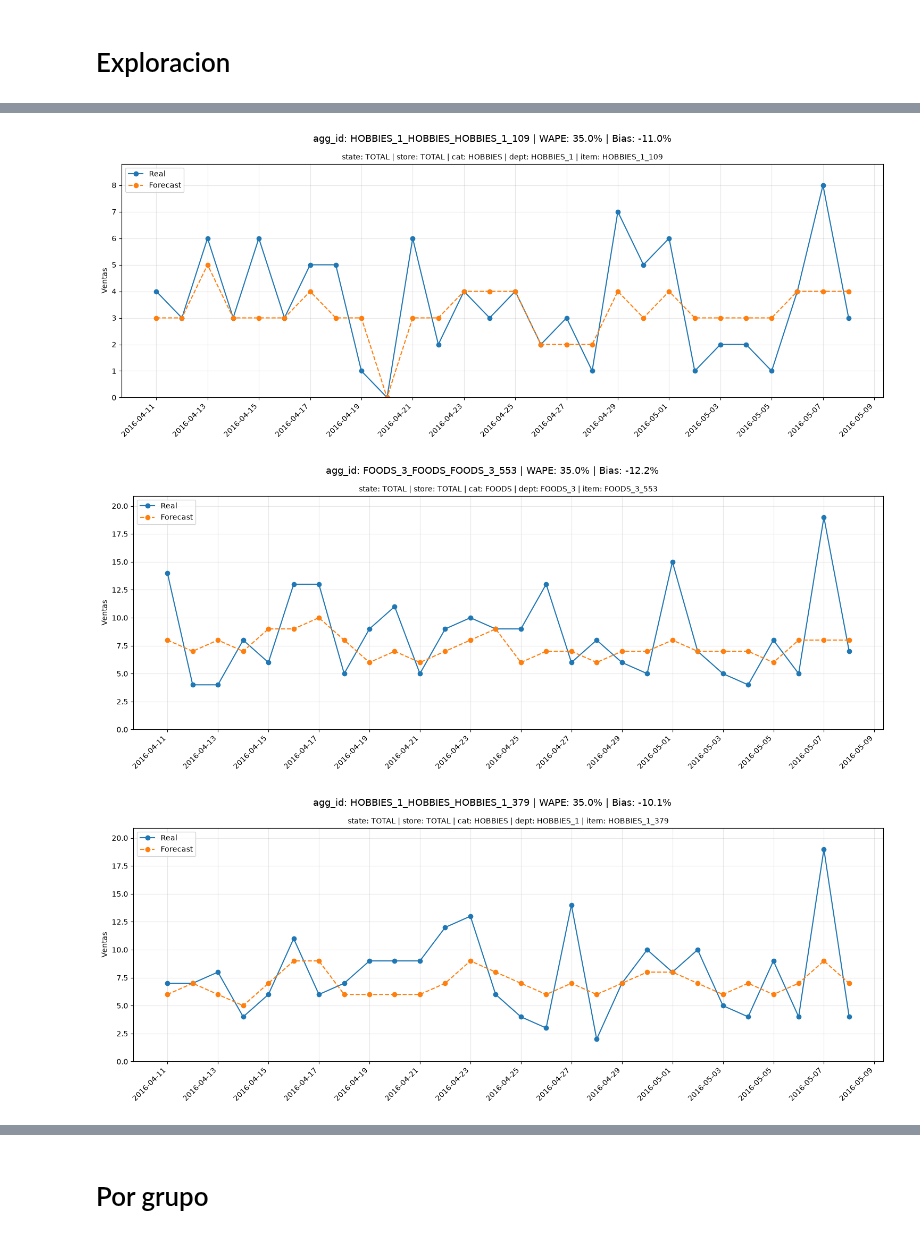
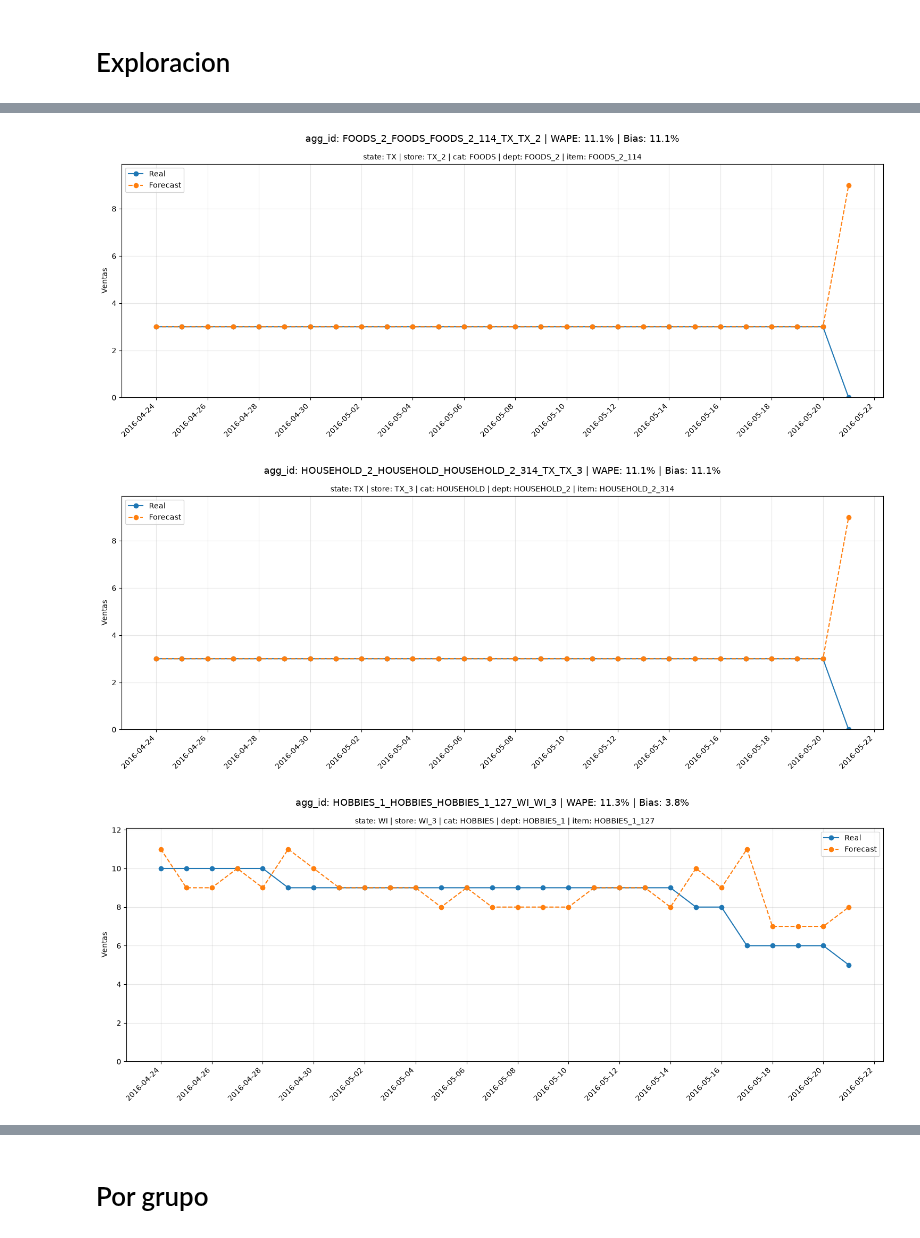
Before and after one commit to njimenez94/forecast-tfm, a Jupyter notebook: notebooks/model.ipynb, the cells around one changed output, grey strips where cells are left out. Cells and saved outputs as stored; diff of their text form; code cells hidden in the pictures.

```diff
--- a/notebooks/model.ipynb
+++ b/notebooks/model.ipynb
@@ -106,13 +104,18 @@ Modelo  : mlf_level_10_daily_w2y_item
 # %%
+import re as _re
+
 # ── Carga y split temporal ─────────────────────────────────────────────────
-_raw       = read_parquet_pl(file).rename({"agg_id": "unique_id", "date": "ds", "sales": "y"})
+_raw = read_parquet_pl(file).rename({"agg_id": "unique_id", "date": "ds", "sales": "y"})
 
-horizon    = 28          # el horizonte que quieres estudiar
-h_max      = max(config.HORIZON[GRAIN])   # 42 — con el que se entrenó
+# Para cumN: predecir h=N rolling (un acumulado por cada día del período de validación)
+# Para sales: h=max_horizonte, igual que antes
+_cum_n      = int(_re.search(r"\d+", HORIZON_TYPE).group()) if HORIZON_TYPE.startswith("cum") else None
+horizon_val = _cum_n if _cum_n is not None else max(config.HORIZON[GRAIN])
+h_predict   = horizon_val  # antes era 1 para cumN; ahora generamos N puntos rolling
 
-delta_days = h_max * 7 if GRAIN == "weekly" else h_max   # ← usar h_max, no horizon
+delta_days = horizon_val * 7 if GRAIN == "weekly" else horizon_val
 cutoff     = _raw["ds"].max() - timedelta(days=delta_days)
-valid_pl   = _raw.filter(pl.col("ds") > cutoff)          # ahora son 42 días
+valid_pl   = _raw.filter(pl.col("ds") > cutoff)
 
 # ── Exog futuras (igual que en entrenamiento) ──────────────────────────────
 exog_cols   = [config.PRICE_LAG_COL[GRAIN]] + config.EXOG_COLS
@@ -122,12 +125,10 @@ future_exog = valid_pl.select(["unique_id", "ds"] + avail_exog).to_pandas()
 # ── Predicción ─────────────────────────────────────────────────────────────
 fcst = MLForecast.load(str(model_dir))
 
-# make_future_dataframe gives the exact (unique_id, ds) skeleton the model expects;
-# left-join exog features onto it so no combination is missing
-future_skeleton = fcst.make_future_dataframe(h=horizon)
+future_skeleton  = fcst.make_future_dataframe(h=h_predict)
 future_exog_full = future_skeleton.merge(future_exog, on=["unique_id", "ds"], how="left")
 
-preds_df = fcst.predict(h=horizon, X_df=future_exog_full)
+preds_df = fcst.predict(h=h_predict, X_df=future_exog_full)
 
 # ── df con predicciones ───────────────────────────────────────────────────
 dim_cols = [c for c in valid_pl.columns if c.endswith("_id") and c != "unique_id"]
@@ -151,20 +152,10 @@ df["error"]     = df["sales"] - df["forecast"]
 df["abs_error"] = df["error"].abs()
 
 ordered_cols = [
-    "agg_id",
-    "state_id",
-    "store_id",
-    "cat_id",
-    "dept_id",
-    "item_id",
-    "date",
-    "sales",
-    "forecast",
-    "error",
-    "abs_error",
+    "agg_id", "state_id", "store_id", "cat_id", "dept_id", "item_id",
+    "date", "sales", "forecast", "error", "abs_error",
 ]
-
-df = df[ordered_cols]
+df = df[[c for c in ordered_cols if c in df.columns]]
 
 df.head()
 # %% [output]
@@ -393,7 +384,7 @@ df_summary.head()
 df_summary['bias_abs'] = df_summary['bias'].abs()
 
 df_summary = df_summary.sort_values("wape")
-df_summary = df_summary.dropna()
+#df_summary = df_summary.dropna()
 df_summary.head(10)
 # %% [output]
 |  | agg_id | state_id | store_id | cat_id | dept_id | item_id | n_obs | sales_sum | forecast_sum | rmse | ... |
@@ -454,10 +446,10 @@ df_summary.query("available_ratio >= 0.85").groupby(['demand_type'])[['avg_sale_
 # %%
-for id in df_summary.query('wape >= 0.35 and bias_abs <= 0.15 and available_ratio >= 0.8')['agg_id'].head(3):
+for id in df_summary['agg_id'].head(3):
     plot_agg_id_forecast(df, id)
 # %% [output]
-[figure, old version]
+[figure, new version]
-[figure, old version]
+[figure, new version]
-[figure, old version]
+[figure, new version]
 # %%
 for id in df_summary['agg_id'].tail(3):
     plot_agg_id_forecast(df, id)
```
Also changed, not shown: parts of 16 cells of this notebook, 1 other file.
